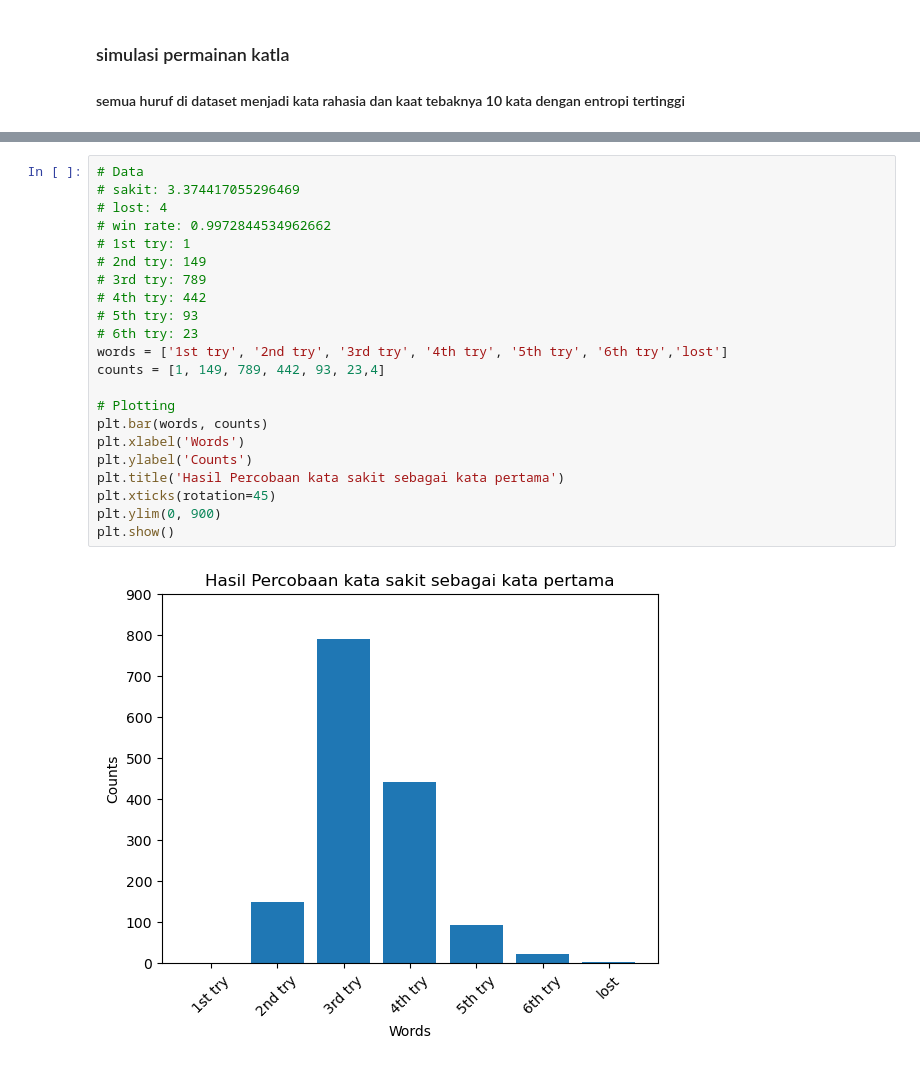
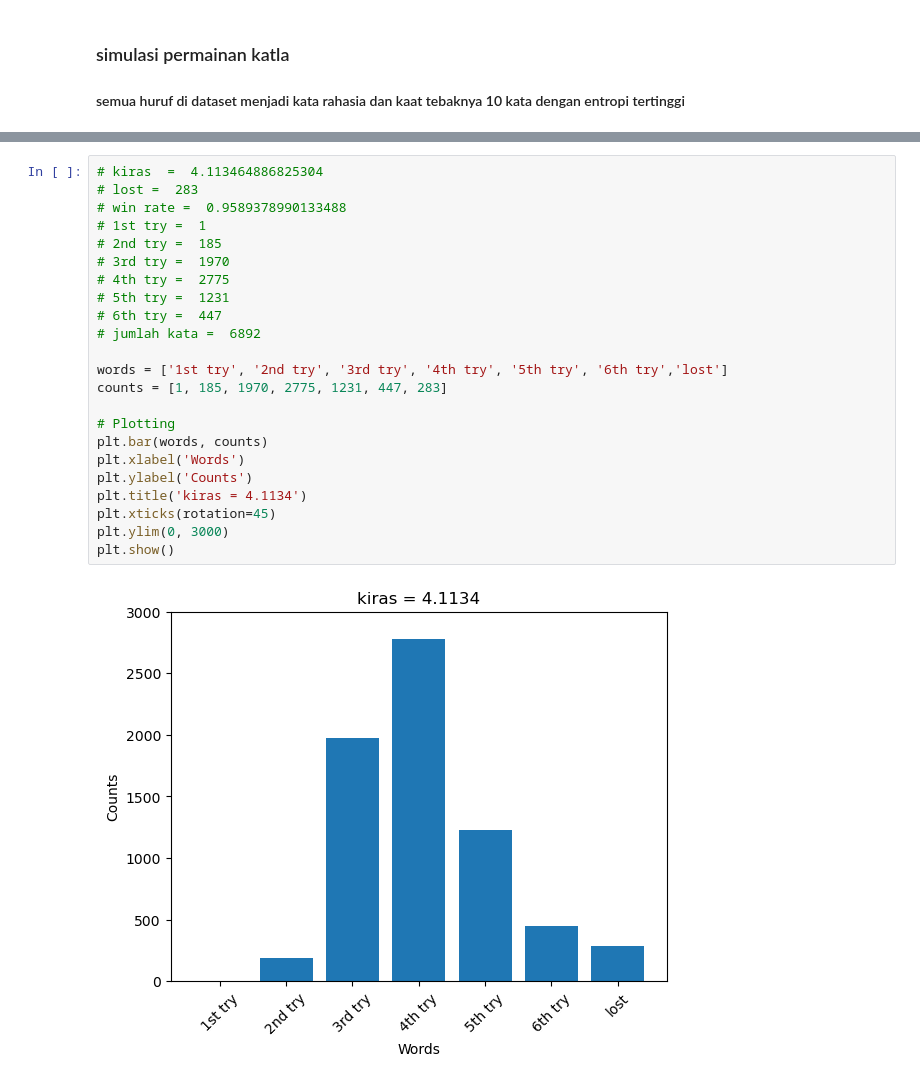
Before and after one commit to AbielB/Katla_AI, a Jupyter notebook: ipynb/AI_katla.ipynb, the cells around one changed output, grey strips where cells are left out. Saved outputs shown, nothing was run; the diff lists cells and outputs as text.

```diff
--- a/ipynb/AI_katla.ipynb
+++ b/ipynb/AI_katla.ipynb
@@ -581,25 +690,26 @@ plt.show()
 # %%
-# Data
-# sakit: 3.374417055296469
-# lost: 4
-# win rate: 0.9972844534962662
-# 1st try: 1
-# 2nd try: 149
-# 3rd try: 789
-# 4th try: 442
-# 5th try: 93
-# 6th try: 23
+# kiras  =  4.113464886825304
+# lost =  283
+# win rate =  0.9589378990133488
+# 1st try =  1
+# 2nd try =  185
+# 3rd try =  1970
+# 4th try =  2775
+# 5th try =  1231
+# 6th try =  447
+# jumlah kata =  6892
+
 words = ['1st try', '2nd try', '3rd try', '4th try', '5th try', '6th try','lost']
-counts = [1, 149, 789, 442, 93, 23,4]
+counts = [1, 185, 1970, 2775, 1231, 447, 283]
 
 # Plotting
 plt.bar(words, counts)
 plt.xlabel('Words')
 plt.ylabel('Counts')
-plt.title('Hasil Percobaan kata sakit sebagai kata pertama')
+plt.title('kiras = 4.1134')
 plt.xticks(rotation=45)
-plt.ylim(0, 900)
+plt.ylim(0, 3000)
 plt.show()
 # %% [output]
-[figure, old version]
+[figure, new version]
 # %%
```
Also changed, not shown: parts of 20 cells of this notebook, 29 other files.
